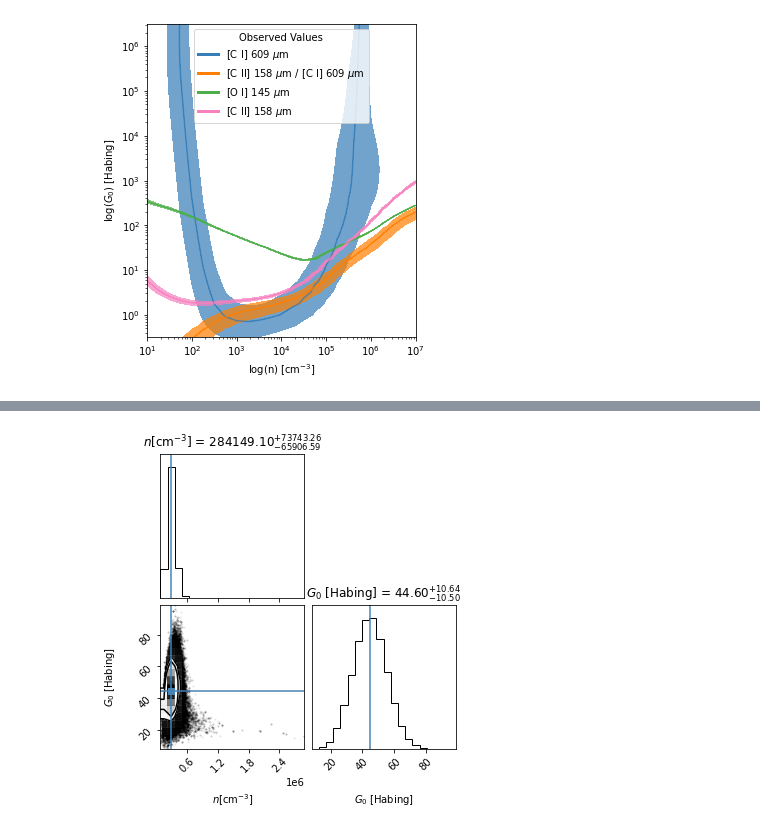
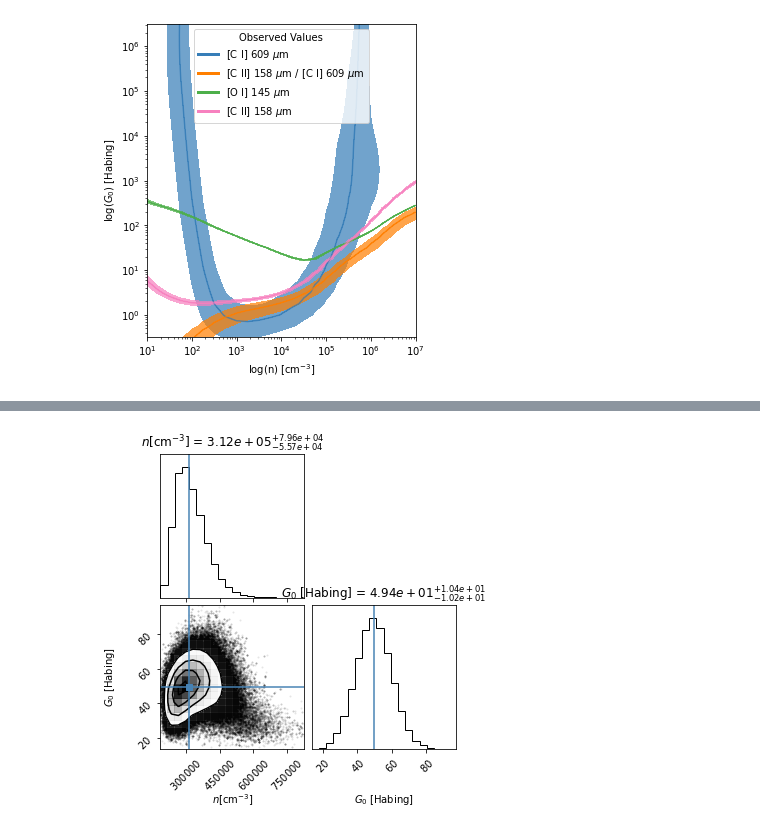
Before and after one commit to mpound/pdrtpy, a Jupyter notebook: Debug.ipynb, the cells around one changed output, grey strips where cells are left out. Drawn from its saved outputs; the diff is of its cells as text; code cells hidden in the pictures.

Commit message:
more emcee tests with lmfit.minimize

```diff
--- a/Debug.ipynb
+++ b/Debug.ipynb
@@ -133,4 +133,5 @@ m1 = Measurement(data=6E-6,uncertainty = StdDevUncertainty(1E-6),identifier="OI_
 m2 = Measurement(data=2.2E-6,uncertainty = StdDevUncertainty(5E-7),identifier="CI_609",unit=myunit)
 m3 = Measurement(data=260.0,uncertainty = StdDevUncertainty(40.0),identifier="CO_21",restfreq="230.538 GHz", unit="K km/s")
 m4 = Measurement(data=2E-5,uncertainty = StdDevUncertainty(2E-6),identifier="CII_158",unit=myunit)
-aa = [m1,m2,m3,m4]
+m5 = Measurement(data=300,uncertainty=StdDevUncertainty(30),identifier="CO_43",restfreq="461.04 GHz" ,unit="K km/s")
+aa = [m1,m2,m3,m4,m5]
@@ -141,14 +138,12 @@ np.size(m.get_model("CII_158"))
 # %%
 lrf = LineRatioFit(m,aa)
 lrf.run()
+print(lrf._modelratios.keys())
 print(lrf.density,lrf.radiation_field)
 par = Parameters()
 par.add('density',min=10,max=1E7,value=1E5)
 par.add('radiation_field',min=1,max=1E6,value=10)
-x=residual_single_pix(par,lrf._modelratios,lrf._observedratios)
-print(x)
-len(lrf._modelratios)
-res=minimize(residual_single_pix,params=par,method='emcee',is_weighted=True,burn=300,steps=5000,args=(lrf._modelratios,lrf._observedratios))
-res
+lrp = LineRatioPlot(lrf)
+lrp.overlay_all_ratios()
 # %% [output]
 Converting K km/s to erg / (cm2 s sr) using Factor = +1.256E-08 g / (cm K s2)
@@ -171,0 +157,10 @@ Correlations (unreported correlations are < 0.100)
+# %%
+
+if True:
+    x=residual_single_pix(par,lrf._modelratios,lrf._observedratios)
+    print(x)
+    len(lrf._modelratios)
+    res=minimize(residual_single_pix,params=par,method='leastsq',args=(lrf._modelratios,lrf._observedratios))
+    res2=minimize(residual_single_pix,params=par,method='emcee',is_weighted=True,burn=300,steps=5000,args=(lrf._modelratios,lrf._observedratios))
+    print(fit_report(res))
+    print(fit_report(res2))
@@ -172,7 +207,8 @@ Correlations (unreported correlations are < 0.100)
 # %%
-emcee_plot = corner.corner(res.flatchain,
-                           truths=list(res.params.valuesdict().values()),
+emcee_plot = corner.corner(res2.flatchain,
+                           truths=list(res2.params.valuesdict().values()),
                           show_titles=True,
-                           labels=[r"$n [{\rm cm}^{-3}]$",r"$G_0$ [Habing]"])
+                           labels=[r"$n [{\rm cm}^{-3}]$",r"$G_0$ [Habing]"],
+                           title_fmt='.2e',use_math_text=True,range=[.9995,1])
 # %% [output]
-[figure, old version]
+[figure, new version]
```
Also changed, not shown: parts of 7 cells of this notebook.
